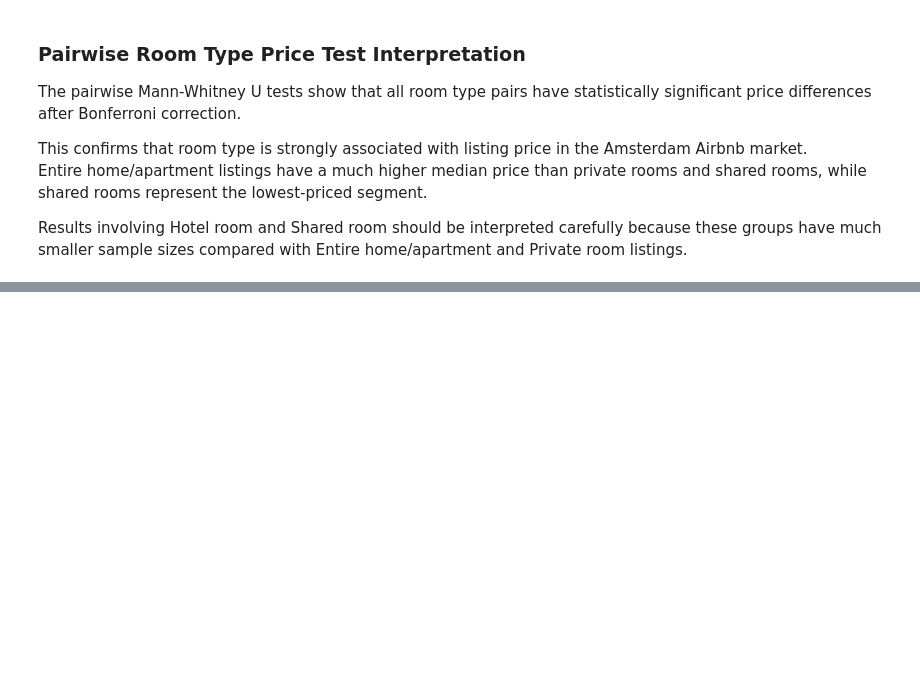
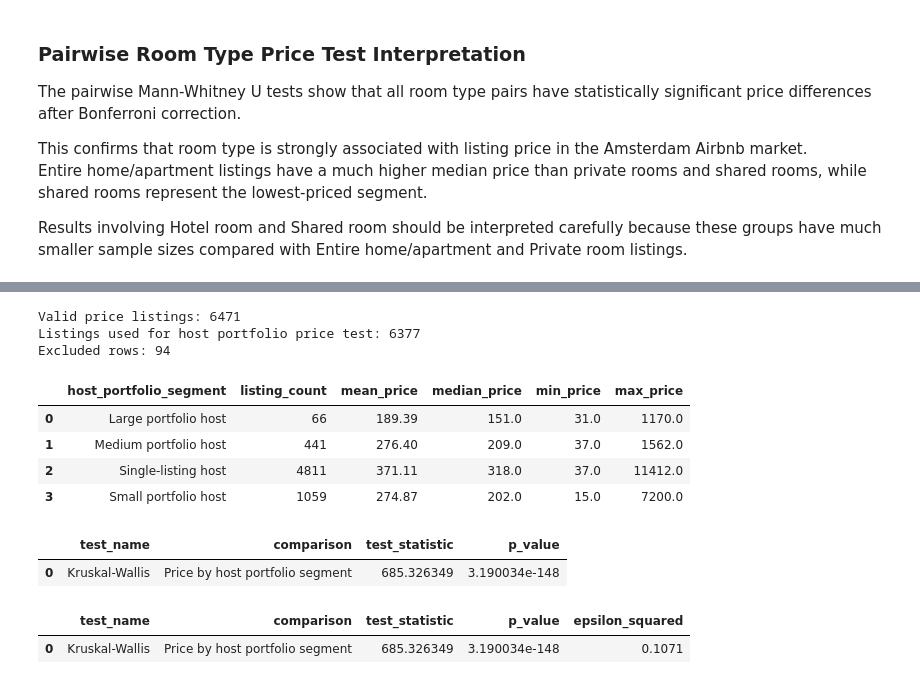
Before and after one commit to Tnadeeja/Inside-Airbnb-Market-Intelligence-Platform-Data-Engineering-Analytics-AI, a Jupyter notebook: notebooks/04_statistical_analysis.ipynb, the cells around one changed output, grey strips where cells are left out. Drawn from its saved outputs; the diff is of its cells as text; code cells hidden in the pictures; blank space fills up the shorter version.

```diff
--- a/notebooks/04_statistical_analysis.ipynb
+++ b/notebooks/04_statistical_analysis.ipynb
@@ -313,0 +322,72 @@ Results involving Hotel room and Shared room should be interpreted carefully bec
+# %%
+host_price_df = stats_price_df[
+    stats_price_df["host_portfolio_segment"].notna() &
+    (stats_price_df["host_portfolio_segment"] != "Unknown Host")
+].copy()
+
+print("Valid price listings:", len(stats_price_df))
+print("Listings used for host portfolio price test:", len(host_price_df))
+print("Excluded rows:", len(stats_price_df) - len(host_price_df))
+# %% [output]
+Valid price listings: 6471
+Listings used for host portfolio price test: 6377
+Excluded rows: 94
+# %%
+host_portfolio_price_summary = (
+    host_price_df
+    .groupby("host_portfolio_segment")
+    .agg(
+        listing_count=("price_numeric", "count"),
+        mean_price=("price_numeric", "mean"),
+        median_price=("price_numeric", "median"),
+        min_price=("price_numeric", "min"),
+        max_price=("price_numeric", "max")
+    )
+    .reset_index()
+)
+
+host_portfolio_price_summary["mean_price"] = host_portfolio_price_summary["mean_price"].round(2)
+host_portfolio_price_summary["median_price"] = host_portfolio_price_summary["median_price"].round(2)
+
+host_portfolio_price_summary
+# %% [output]
+|  | host_portfolio_segment | listing_count | mean_price | median_price | min_price | max_price |
+| 0 | Large portfolio host | 66 | 189.39 | 151.0 | 31.0 | 1170.0 |
+| 1 | Medium portfolio host | 441 | 276.40 | 209.0 | 37.0 | 1562.0 |
+| 2 | Single-listing host | 4811 | 371.11 | 318.0 | 37.0 | 11412.0 |
+| 3 | Small portfolio host | 1059 | 274.87 | 202.0 | 15.0 | 7200.0 |
+# %%
+host_portfolio_groups = []
+
+for segment in host_price_df["host_portfolio_segment"].dropna().unique():
+    group_prices = host_price_df[
+        host_price_df["host_portfolio_segment"] == segment
+    ]["price_numeric"].dropna()
+
+    host_portfolio_groups.append(group_prices)
+
+host_kruskal_statistic, host_kruskal_p_value = stats.kruskal(*host_portfolio_groups)
+
+host_portfolio_price_test_result = pd.DataFrame({
+    "test_name": ["Kruskal-Wallis"],
+    "comparison": ["Price by host portfolio segment"],
+    "test_statistic": [host_kruskal_statistic],
+    "p_value": [host_kruskal_p_value]
+})
+
+host_portfolio_price_test_result
+# %% [output]
+|  | test_name | comparison | test_statistic | p_value |
+| 0 | Kruskal-Wallis | Price by host portfolio segment | 685.326349 | 3.190034e-148 |
+# %%
+n = len(host_price_df)
+k = host_price_df["host_portfolio_segment"].nunique()
+
+host_epsilon_squared = (host_kruskal_statistic - k + 1) / (n - k)
+
+host_portfolio_price_test_result["epsilon_squared"] = round(host_epsilon_squared, 4)
+
+host_portfolio_price_test_result
+# %% [output]
+|  | test_name | comparison | test_statistic | p_value | epsilon_squared |
+| 0 | Kruskal-Wallis | Price by host portfolio segment | 685.326349 | 3.190034e-148 | 0.1071 |
```
Also changed, not shown: parts of 5 cells of this notebook, 3 other files.
